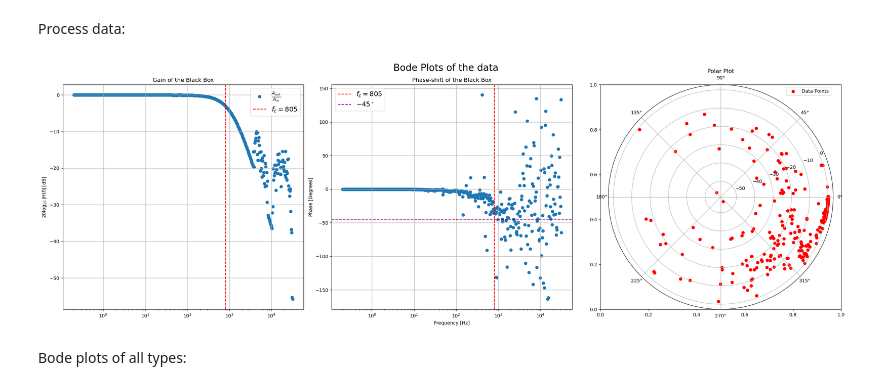
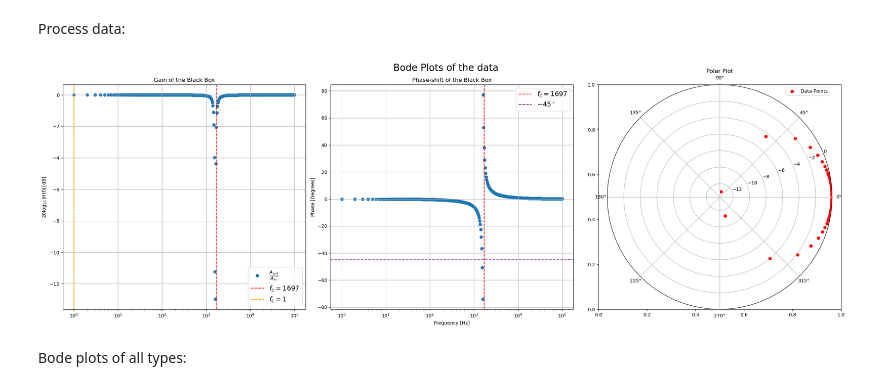
Before and after one commit to GingerBF/Git_Repository, a Jupyter notebook: PE1/Sessie_5/sessie_5_lab.ipynb, the cells around one changed output. Cells and saved outputs as stored; diff of their text form; code cells hidden in the pictures.

```diff
--- a/PE1/Sessie_5/sessie_5_lab.ipynb
+++ b/PE1/Sessie_5/sessie_5_lab.ipynb
@@ -295,20 +295,31 @@ class MyDAQ:
         if np.isscalar(f):
             f = [f]
 
+        f_num = len(f)
+        left_margin = 0
+        right_margin = 0
         power_list = []
 
         normalized_fft = fft / samplesize
         normalized_fft[1:] *= 2
 
-        for target_freq in f:
-            # Get the integration interval for the current target frequency
-            interval = (freqs > target_freq - delta_f) & (freqs < target_freq + delta_f) & (freqs > 0)
-            # Calculate the power by integrating over the interval
+        for i, target_freq in enumerate(f):
+            if i > 0:
+                left_margin = np.exp(0.5 * np.log(f[i] - f[i - 1]))
+            else:
+                left_margin = delta_f
+            if i < f_num - 1:
+                right_margin = np.exp(0.5 * np.log(f[i + 1] - f[i]))
+            else:
+                right_margin = delta_f
+
+            interval = (freqs > target_freq - left_margin) & (freqs < target_freq + right_margin) & (freqs > 0)
+
             power = integrate.trapezoid(np.abs(normalized_fft[interval])**2, freqs[interval])
             power_list.append(power)
 
         # Ensure the return is always a NumPy array
-        return np.array(power_list)
+        return np.sqrt(np.array(power_list))
 
 
     @staticmethod
@@ -512,7 +525,8 @@ Theoretical:
 duration = 5
 amplitude = 5
 min_log_freq = np.log10(1 / duration)
-frequencies = np.logspace(min_log_freq, 0.9 * np.log10(daq.samplerate / 2), 500)
+frequencies_unrounded = np.logspace(min_log_freq, 5, 500)
+frequencies = np.unique(np.round(frequencies_unrounded))
 R = 1000
 C = 1e-6
 L = 1e-2
@@ -522,7 +536,7 @@ t, data = daq.generateMultipleWaveforms(function='sine', samplerate=daq.samplera
 fft = np.fft.fft(data)
 freqs = np.fft.fftfreq(len(data), 1/daq.samplerate)
 
-H_values = H_apL(freqs, R, L, C)
+H_values = H_apR(freqs, R, L, C)
 filtered_fft = fft * H_values
 
 AI1_data = np.real(np.fft.ifft(filtered_fft))
@@ -536,7 +550,7 @@ data_loaded = np.load('meting.npy')
 # %% [markdown]
 Process data:
 # %%
-data = data_loaded
+data = data_theoretical
 direct_data = data[0]
 filter_data = data[1]
 samplesize = len(direct_data)
@@ -566,36 +580,36 @@ resonant_frequency = frequencies[resonant_index]
 
 fig, (ax1, ax2, ax3) = plt.subplots(1, 3, figsize=(24, 8), gridspec_kw={'width_ratios': [2, 2, 2]})
 
 ax1.scatter(frequencies, 20 * np.log10(H_magnitudes), label=r'$\frac{A_{out}}{A_{in}}$')
 ax1.set_xscale('log')
 ax1.set_ylabel(r'$20 \log_{10}|H(f)| \, \mathrm{[dB]}$')
 ax1.set_title('Gain of the Black Box')
 ax1.axvline(cutoff_frequency, color='red', linestyle='--', label=f'$f_c={round(cutoff_frequency)}$')
-#ax1.axvline(resonant_frequency, color='orange', linestyle='--', label=f'$f_c={round(resonant_frequency)}$')
+ax1.axvline(resonant_frequency, color='orange', linestyle='--', label=f'$f_c={round(resonant_frequency)}$')
 ax1.legend(fontsize=14)
 ax1.grid()
 
 ax2.scatter(frequencies, H_phaseshifts)
 ax2.set_xscale('log')
 ax2.set_xlabel('Frequency [Hz]')
 ax2.set_ylabel('Phase [Degrees]')
 ax2.set_title('Phase-shift of the Black Box')
 ax2.axvline(cutoff_frequency, color='red', linestyle='--', label=f'$f_c={round(cutoff_frequency)}$')
-#ax1.axvline(resonant_frequency, color='orange', linestyle='--', label=f'$f_c={round(resonant_frequency)}$')
+ax1.axvline(resonant_frequency, color='orange', linestyle='--', label=f'$f_c={round(resonant_frequency)}$')
 ax2.axhline(-45, color='purple', linestyle='--', label=f'$-45^\\circ $')
 ax2.legend(fontsize=14)
 ax2.grid()
 
 ax3 = plt.subplot(133, polar=True)  # Create a polar subplot
 ax3.scatter(np.deg2rad(H_phaseshifts), 20 * np.log10(H_magnitudes), label='Data Points', color='red')
 ax3.set_title('Polar Plot')
 ax3.legend()
 
 plt.suptitle(f'Bode Plots of the data', fontsize=20)
 plt.tight_layout()
 plt.show()
 # %% [output]
-[figure, old version]
+[figure, new version]
 # %% [markdown]
 Bode plots of all types:
 # %%
```
Also changed, not shown: parts of 2 cells of this notebook.
